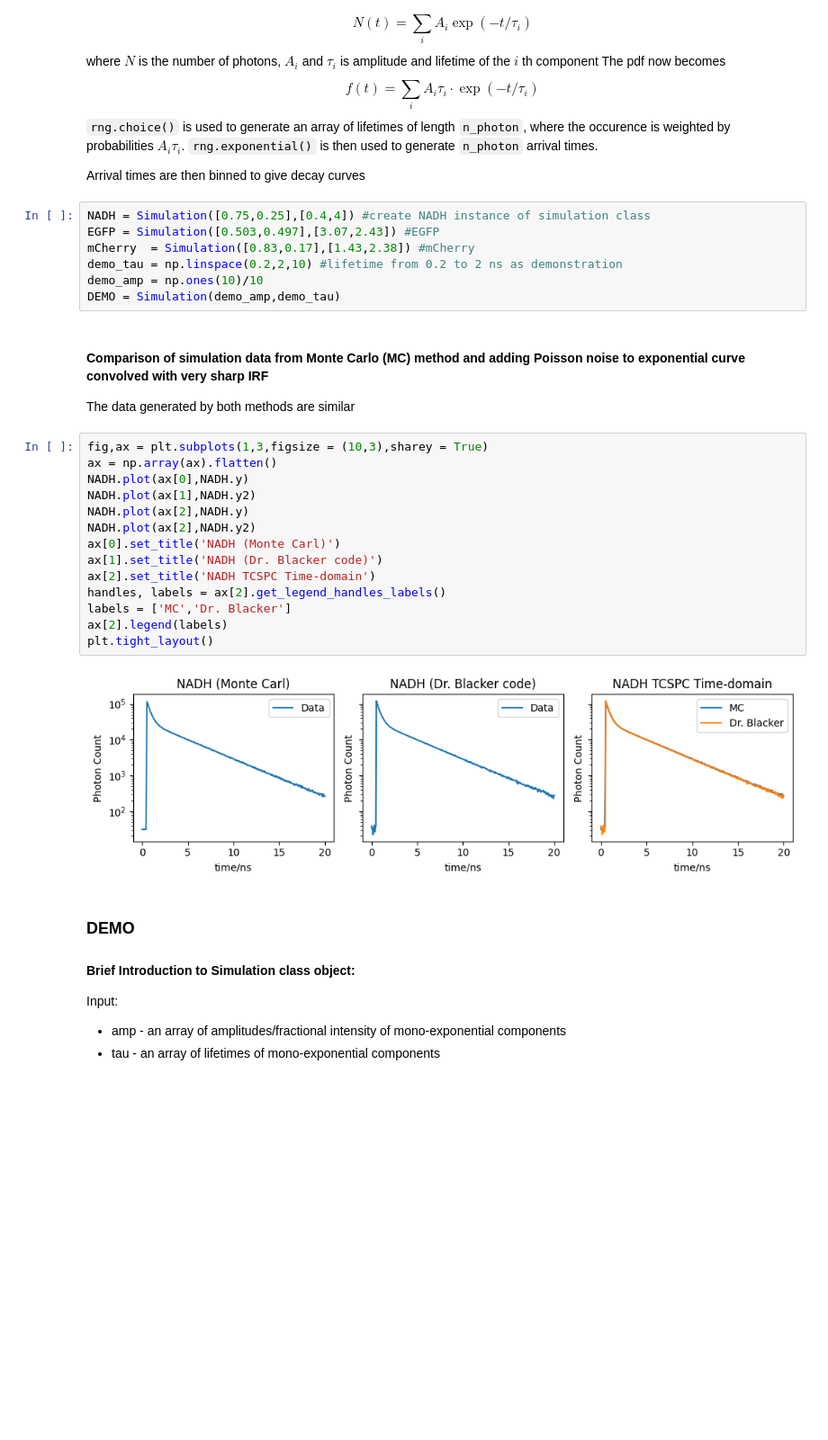
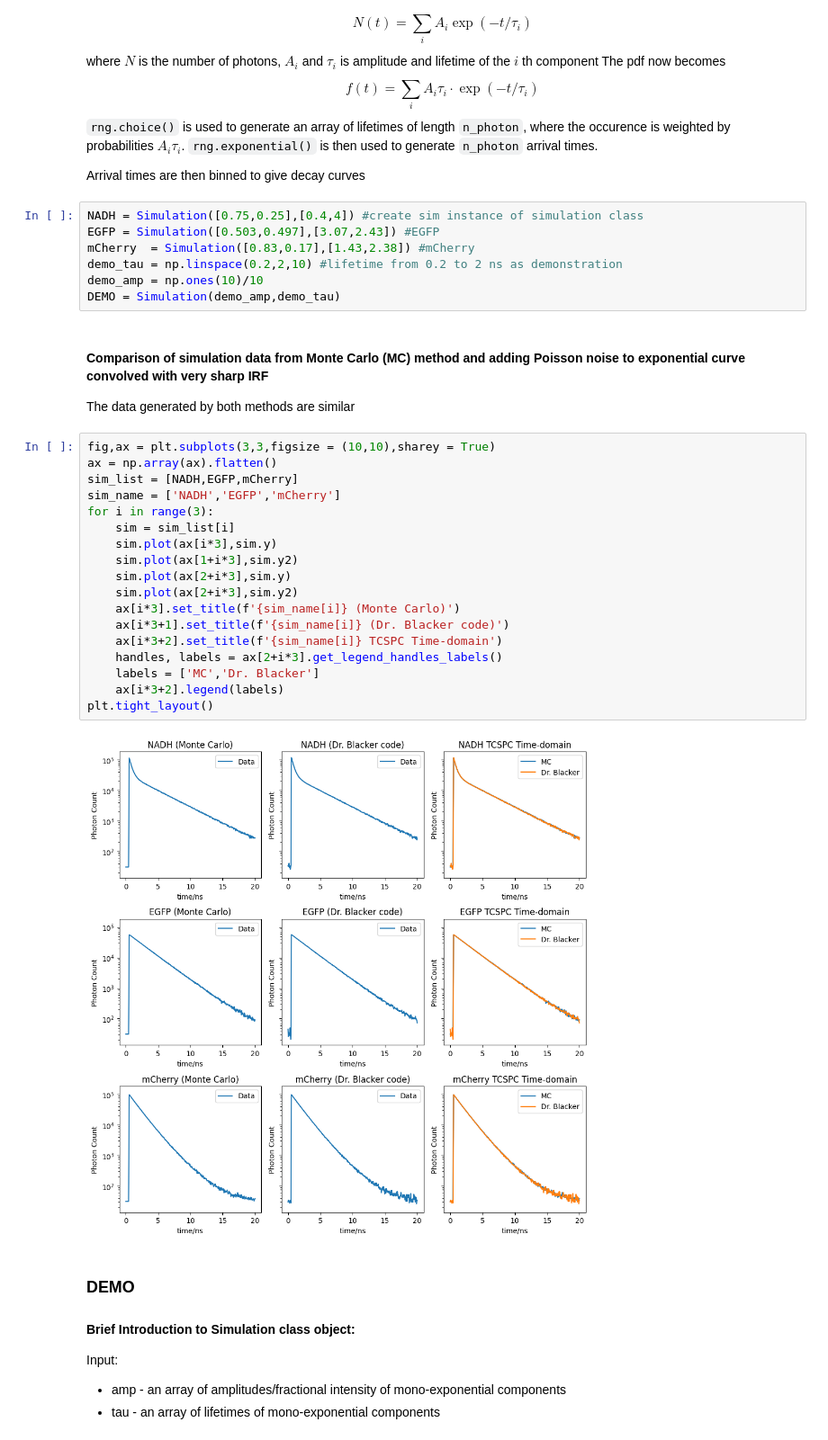
Before and after one commit to ngcnpeter/Y3_Group_Project_2B, a Jupyter notebook: TCSPC-simulation/interim_report.ipynb, the cells around one changed output. Shown at 90% size. Saved outputs shown, nothing was run; the diff lists cells and outputs as text; blank space fills up the shorter version.

```diff
--- a/TCSPC-simulation/interim_report.ipynb
+++ b/TCSPC-simulation/interim_report.ipynb
@@ -28,7 +29,7 @@ $$f(t) = \sum_i A_i \tau_i \cdot \exp{(-t/\tau_i)}$$
 
 Arrival times are then binned to give decay curves
 # %%
-NADH = Simulation([0.75,0.25],[0.4,4]) #create NADH instance of simulation class
+NADH = Simulation([0.75,0.25],[0.4,4]) #create sim instance of simulation class
 EGFP = Simulation([0.503,0.497],[3.07,2.43]) #EGFP
 mCherry  = Simulation([0.83,0.17],[1.43,2.38]) #mCherry
 demo_tau = np.linspace(0.2,2,10) #lifetime from 0.2 to 2 ns as demonstration
@@ -39,21 +40,25 @@ DEMO = Simulation(demo_amp,demo_tau)
 
 The data generated by both methods are similar
 # %%
-fig,ax = plt.subplots(1,3,figsize = (10,3),sharey = True)
+fig,ax = plt.subplots(3,3,figsize = (10,10),sharey = True)
 ax = np.array(ax).flatten()
-NADH.plot(ax[0],NADH.y)
-NADH.plot(ax[1],NADH.y2)
-NADH.plot(ax[2],NADH.y)
-NADH.plot(ax[2],NADH.y2)
-ax[0].set_title('NADH (Monte Carl)')
-ax[1].set_title('NADH (Dr. Blacker code)')
-ax[2].set_title('NADH TCSPC Time-domain')
-handles, labels = ax[2].get_legend_handles_labels()
-labels = ['MC','Dr. Blacker']
-ax[2].legend(labels)
+sim_list = [NADH,EGFP,mCherry]
+sim_name = ['NADH','EGFP','mCherry']
+for i in range(3):
+    sim = sim_list[i]
+    sim.plot(ax[i*3],sim.y)
+    sim.plot(ax[1+i*3],sim.y2)
+    sim.plot(ax[2+i*3],sim.y)
+    sim.plot(ax[2+i*3],sim.y2)
+    ax[i*3].set_title(f'{sim_name[i]} (Monte Carlo)')
+    ax[i*3+1].set_title(f'{sim_name[i]} (Dr. Blacker code)')
+    ax[i*3+2].set_title(f'{sim_name[i]} TCSPC Time-domain')
+    handles, labels = ax[2+i*3].get_legend_handles_labels()
+    labels = ['MC','Dr. Blacker']
+    ax[i*3+2].legend(labels)
 plt.tight_layout()
 # %% [output]
-[figure, old version]
+[figure, new version]
 # %% [markdown]
 ### DEMO
 
```
Also changed, not shown: parts of 14 cells of this notebook, 1 other file.
